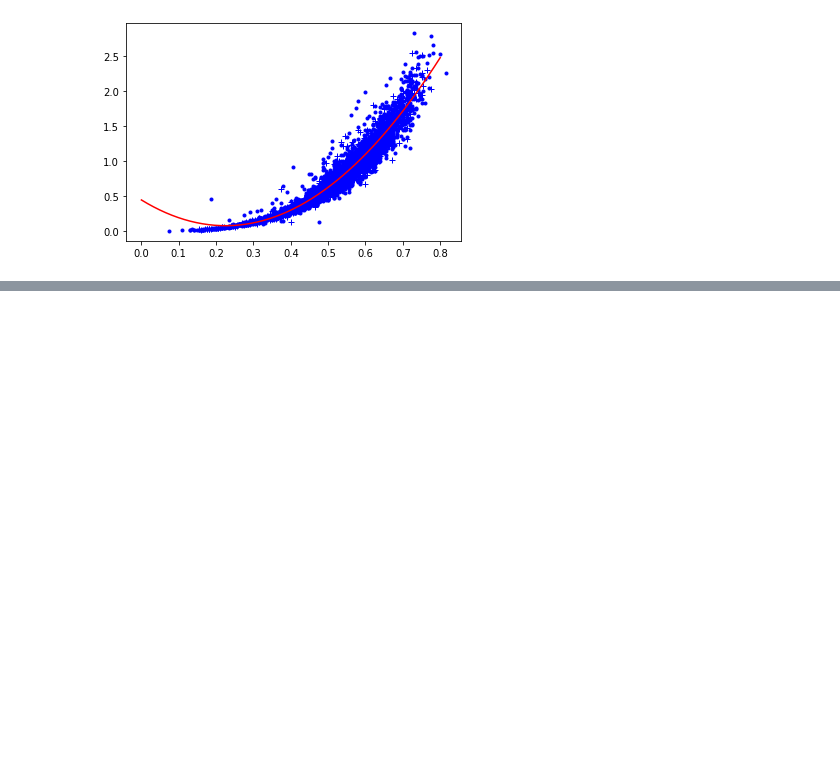
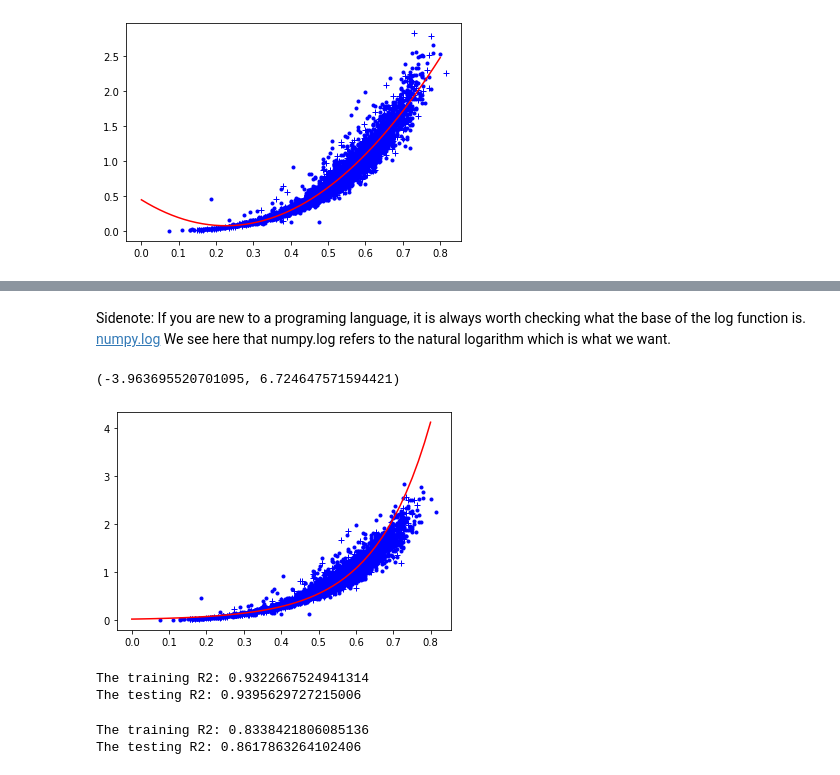
Before and after one commit to virgilpierce/STAT_411, a Jupyter notebook: 5_1 - EDA and Linear Regression.ipynb, the cells around one changed output, grey strips where cells are left out. Saved outputs shown, nothing was run; the diff lists cells and outputs as text; code cells hidden in the pictures; blank space fills up the shorter version.

```diff
--- a/5_1 - EDA and Linear Regression.ipynb
+++ b/5_1 - EDA and Linear Regression.ipynb
@@ -150,0 +159,45 @@ The testing R2: 0.9371531132743658
+# %%
+X = np.atleast_2d(np.array([float(h) for h in ab.loc[:, 'Length']])).transpose() # Reseting X
+y = np.array(ab.loc[:, 'Whole_weight'])  # Reseting y
+logy = np.log(y)  # Simple enough to transform the y values with log.
+# %% [markdown]
+Sidenote: If you are new to a programing language, it is always worth checking what the base of the log function is. [numpy.log](https://docs.scipy.org/doc/numpy/reference/generated/numpy.log.html) We see here that numpy.log refers to the natural logarithm which is what we want.
+# %%
+# We shuffle the data using a random permutation
+
+n = X.shape[0]
+test = int(0.20*n)            # We will use a test set made up of 20% of the data from our sample
+perm = rn.permutation(n)
+X = X[perm]
+logy = logy[perm]
+y = y[perm]   # Note that I am shuffling both y and logy, this will allow us to use y in plots
+# If we did not shuffle y in the same ways at X we would have a problem.
+X_test = X[:test]       # Then create the test
+logy_test = logy[:test]
+y_test = y[:test]
+X_train = X[test:]     # and train sets
+logy_train = logy[test:]
+y_train = y[test:]
+# %%
+reg = LinearRegression().fit(X_train, logy_train)
+# %%
+b, m = reg.intercept_, *reg.coef_
+b, m
+# %% [output]
+(-3.963695520701095, 6.724647571594421)
+# %%
+plt.plot(X_train[:, 0], y_train, 'b.')
+plt.plot(X_test[:, 0], y_test, 'b+')
+xx = np.linspace(0, 0.8, 50)
+yy = np.exp(m*xx + b)
+plt.plot(xx, yy, 'r-');
+# %% [output]
+[figure, added]
+# %%
+print('The training R2: {}'.format(reg.score(X_train, logy_train)))
+# first we can compute the R2 score from the LinearRegression method. However note that this is
+# really working from the log error, so it is not comparable to the errors above.
+print('The testing R2: {}'.format(reg.score(X_test, logy_test)))
+# %% [output]
+The training R2: 0.9322667524941314
+The testing R2: 0.9395629727215006
@@ -150,0 +215,6 @@ The testing R2: 0.9371531132743658
+# %%
+print('The training R2: {}'.format(R2_train))
+print('The testing R2: {}'.format(R2_test))
+# %% [output]
+The training R2: 0.8338421806085136
+The testing R2: 0.8617863264102406
```
Also changed, not shown: parts of 16 cells of this notebook.
